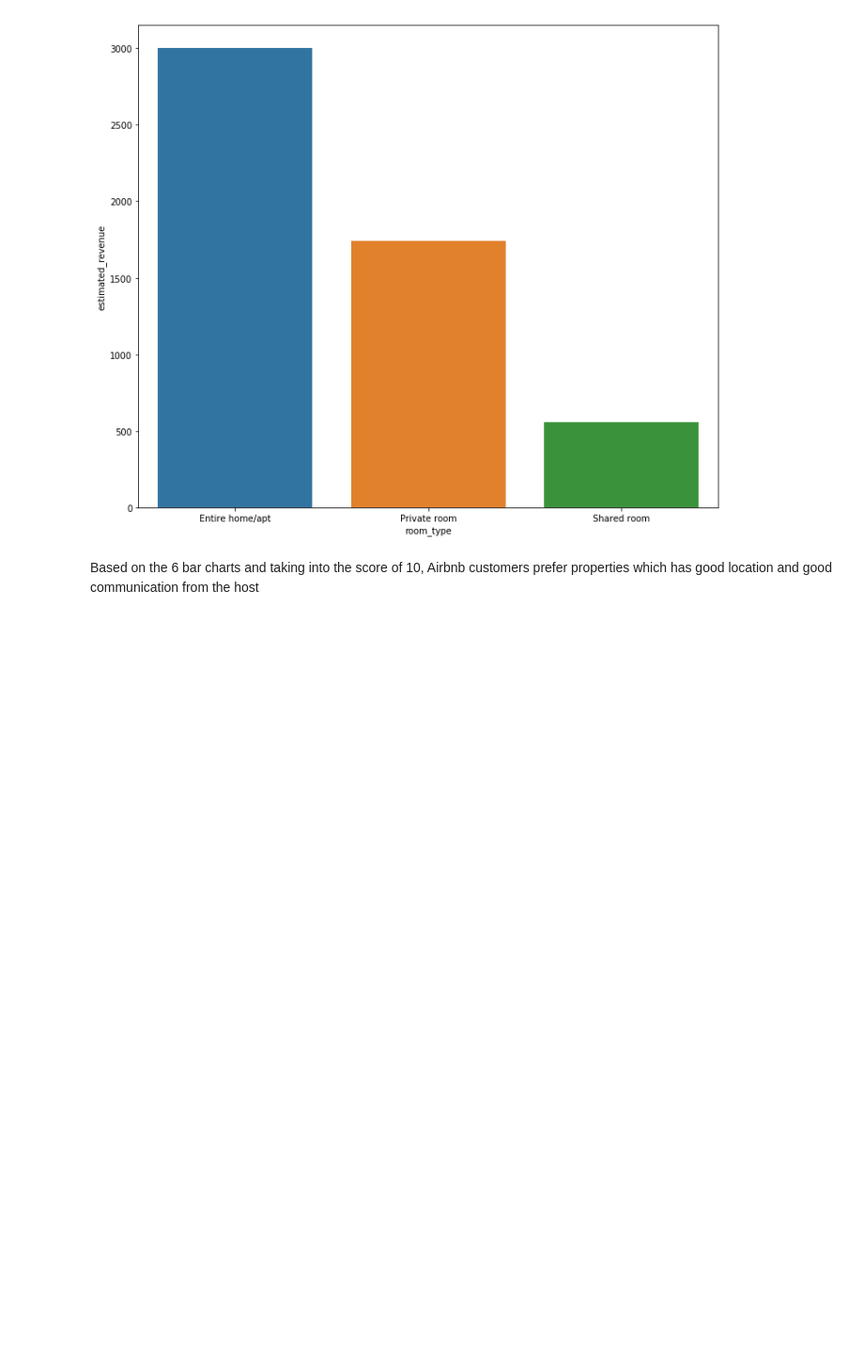
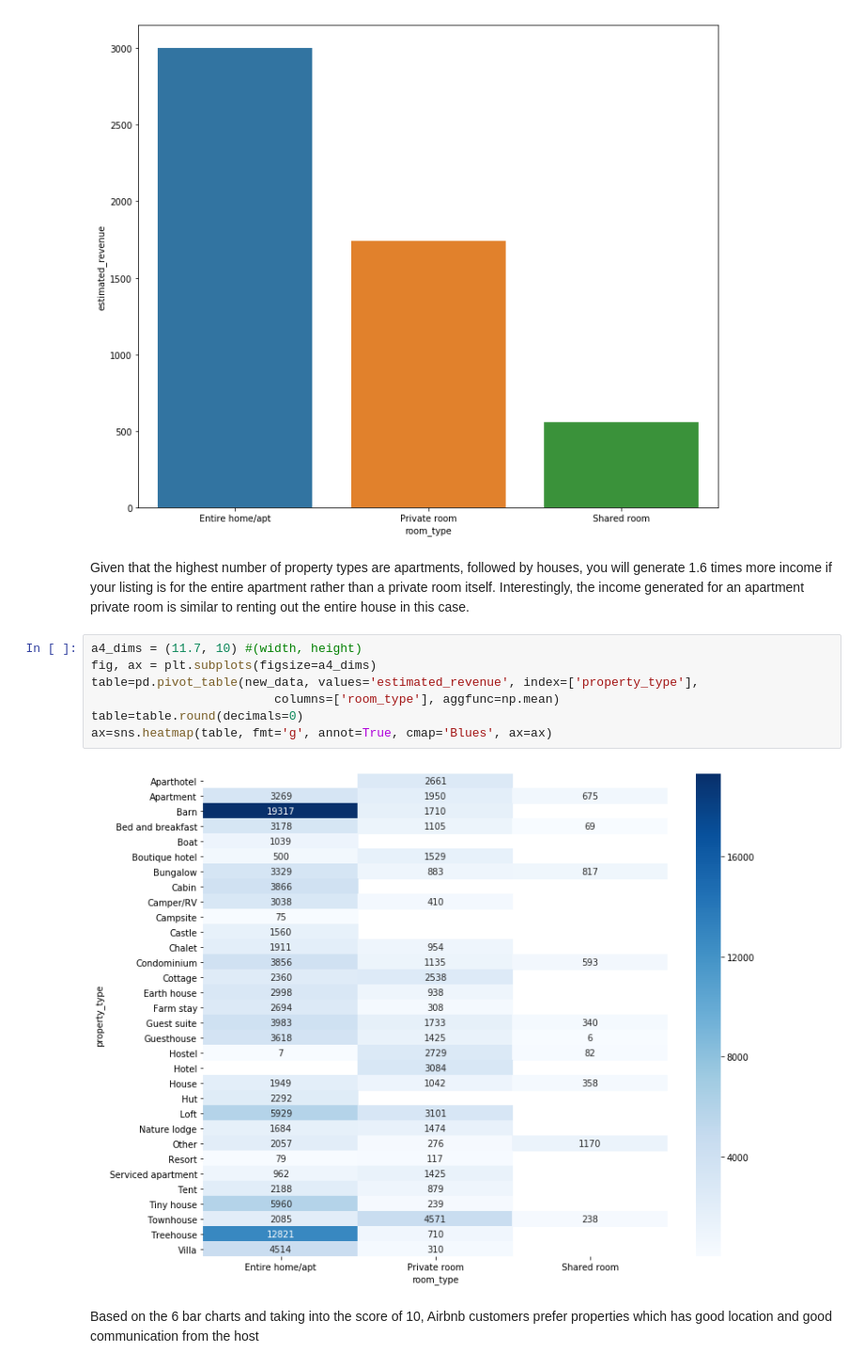
Before and after one commit to emgoh/CapstoneProject, a Jupyter notebook: 5.2 Data Storytelling.ipynb, the cells around one changed output. Shown at 94% size. Cells and saved outputs as stored; diff of their text form; blank space fills up the shorter version.

```diff
--- a/5.2 Data Storytelling.ipynb
+++ b/5.2 Data Storytelling.ipynb
@@ -340,6 +192,17 @@ sns.barplot(x='room_type', y='estimated_revenue', data=new_df, ax=ax)
 # %% [output]
 <matplotlib.axes._subplots.AxesSubplot at 0x...>
 [figure]
+# %% [markdown]
+Given that the highest number of property types are apartments, followed by houses, you will generate 1.6 times more income if your listing is for the entire apartment rather than a private room itself. Interestingly, the income generated for an apartment private room is similar to renting out the entire house in this case.
+# %%
+a4_dims = (11.7, 10) #(width, height)
+fig, ax = plt.subplots(figsize=a4_dims)
+table=pd.pivot_table(new_data, values='estimated_revenue', index=['property_type'],
+                         columns=['room_type'], aggfunc=np.mean)
+table=table.round(decimals=0)
+ax=sns.heatmap(table, fmt='g', annot=True, cmap='Blues', ax=ax)
+# %% [output]
+[figure, added]
 # %% [markdown]
 Based on the 6 bar charts and taking into the score of 10, Airbnb customers prefer properties which has good location and good communication from the host
 # %%
```
Also changed, not shown: parts of 11 cells of this notebook.
